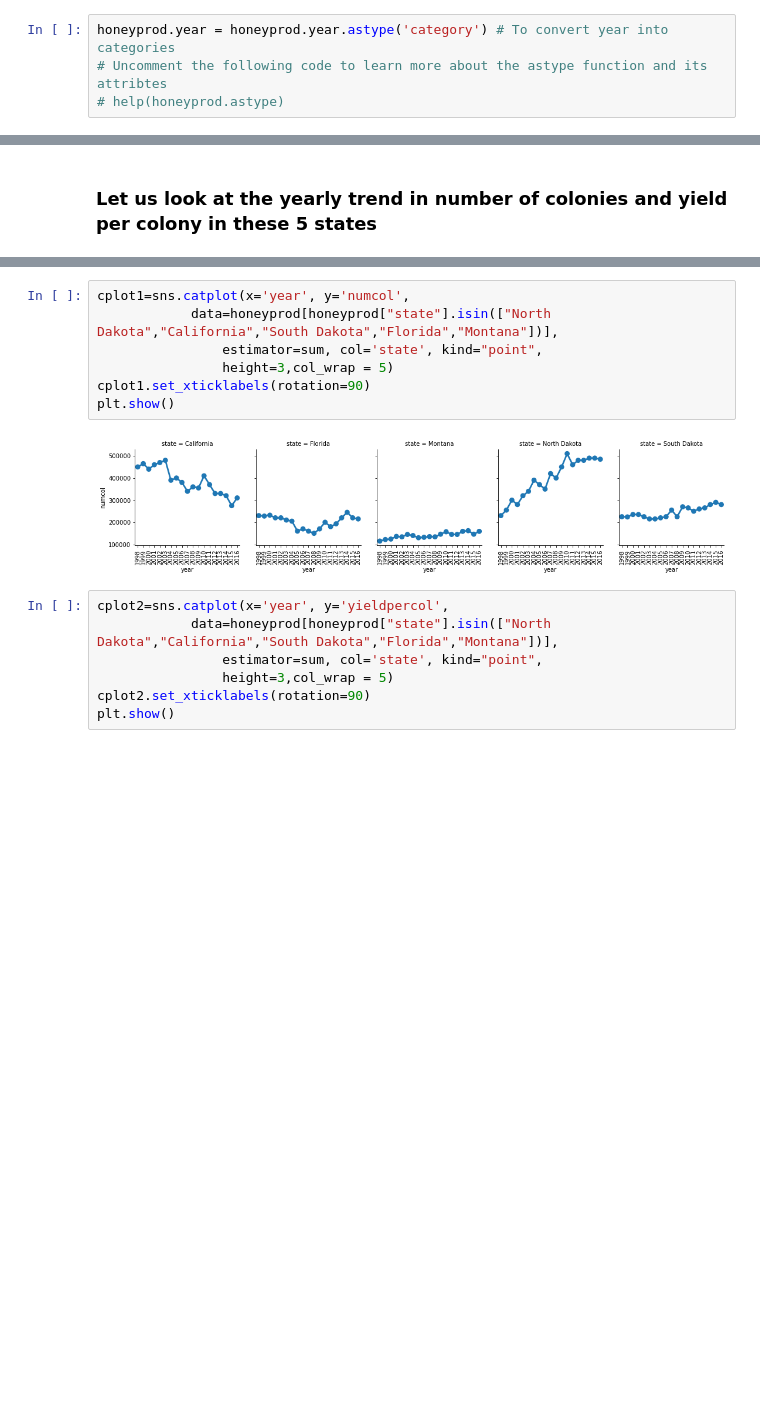
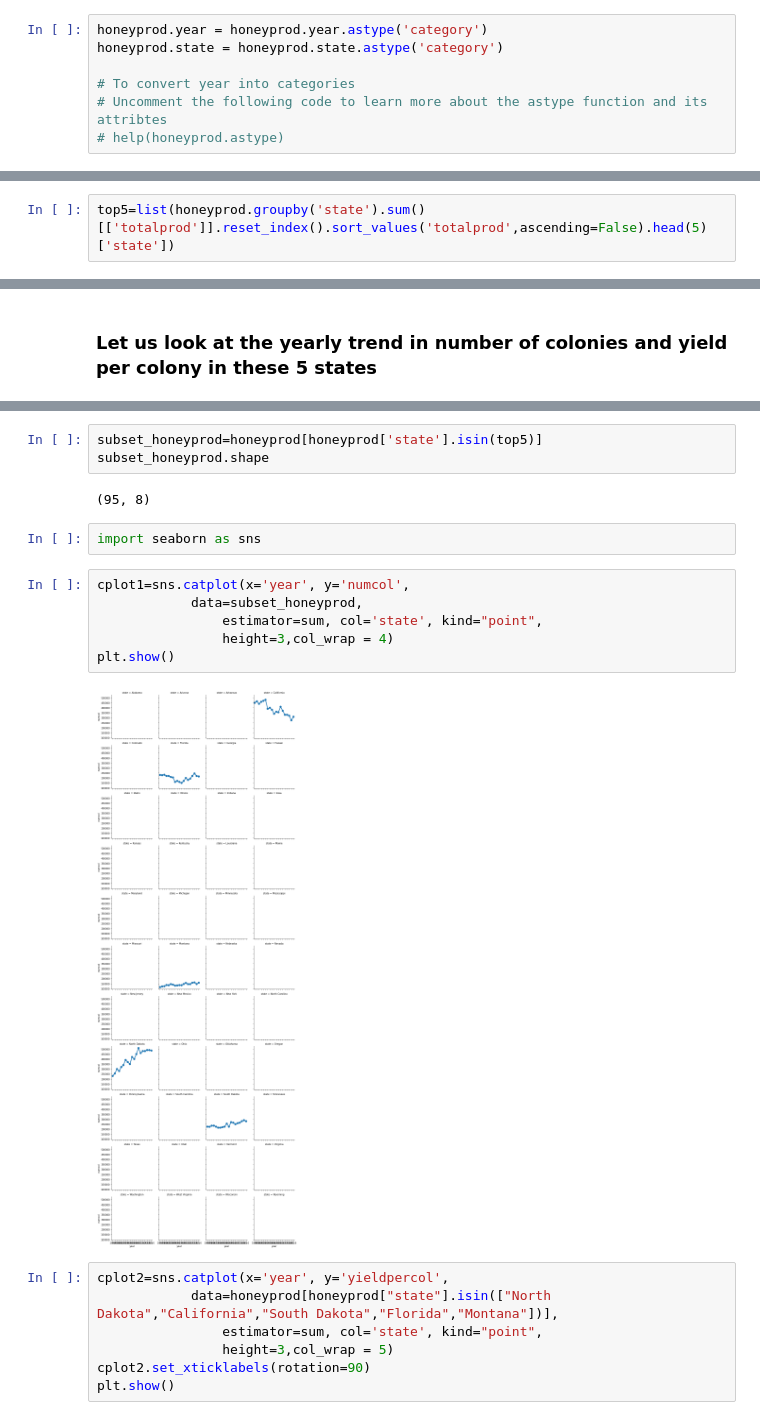
Before and after one commit to gr8rajas/Python, a Jupyter notebook: Honey+Production+Case+Study.ipynb, the cells around one changed output, grey strips where cells are left out. Cells and saved outputs as stored; diff of their text form; blank space fills up the shorter version.

```diff
--- a/Honey+Production+Case+Study.ipynb
+++ b/Honey+Production+Case+Study.ipynb
@@ -82,6 +86,9 @@ Observations:
 2. year is integer type currently. Since year is a categorical variable here, let us convert it to category data data type in Python.
 2. All the other variables are numerical and there for their python data types (float64 and int64) are ok.
 # %%
-honeyprod.year = honeyprod.year.astype('category') # To convert year into categories
+honeyprod.year = honeyprod.year.astype('category')
+honeyprod.state = honeyprod.state.astype('category')
+
+# To convert year into categories
 # Uncomment the following code to learn more about the astype function and its attribtes
 # help(honeyprod.astype)
@@ -220,3 +322,5 @@ Observations:
+# %%
+top5=list(honeyprod.groupby('state').sum()[['totalprod']].reset_index().sort_values('totalprod',ascending=False).head(5)['state'])
 # %%
 # Uncomment the following code to look at the top 5 honey producing states in the US
 # honeyprod.groupby(['state'])['totalprod'].mean().sort_values(ascending = False).reset_index().head()
@@ -225,12 +345,18 @@ Observations:
+# %%
+subset_honeyprod=honeyprod[honeyprod['state'].isin(top5)]
+subset_honeyprod.shape
+# %% [output]
+(95, 8)
+# %%
+import seaborn as sns
 # %%
 cplot1=sns.catplot(x='year', y='numcol',
-            data=honeyprod[honeyprod["state"].isin(["North Dakota","California","South Dakota","Florida","Montana"])],
+            data=subset_honeyprod,
                 estimator=sum, col='state', kind="point",
-                height=3,col_wrap = 5)
-cplot1.set_xticklabels(rotation=90)
+                height=3,col_wrap = 4)
 plt.show()
 # %% [output]
-[figure, old version]
+[figure, new version]
 # %%
 cplot2=sns.catplot(x='year', y='yieldpercol',
             data=honeyprod[honeyprod["state"].isin(["North Dakota","California","South Dakota","Florida","Montana"])],
```
Also changed, not shown: parts of 20 cells of this notebook.
